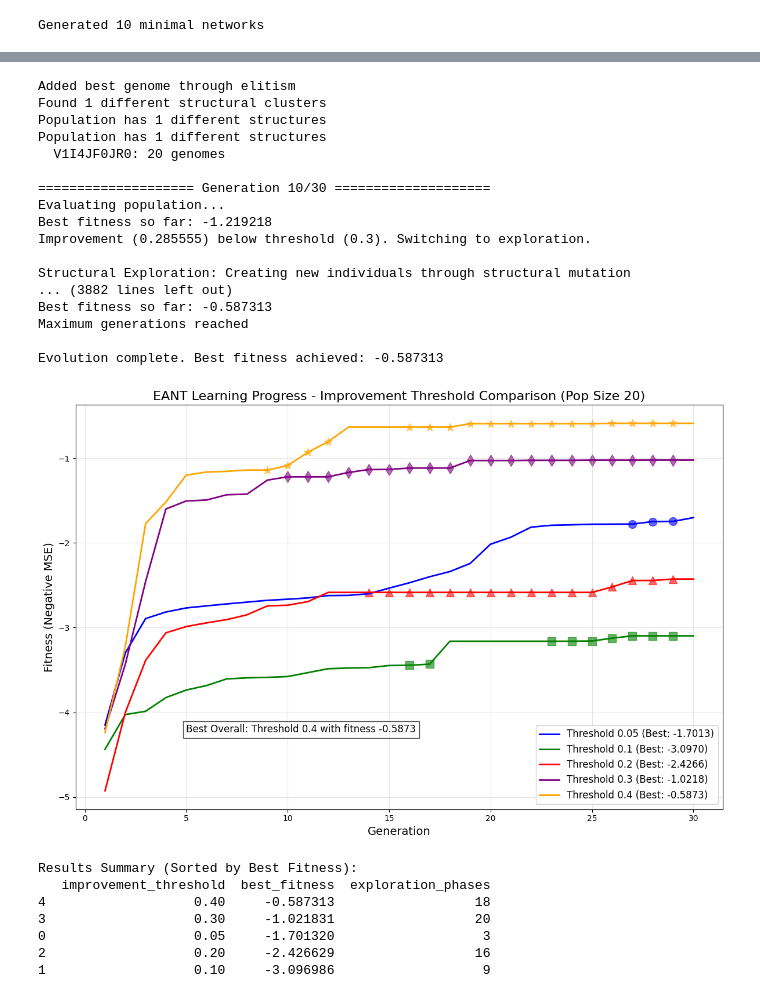
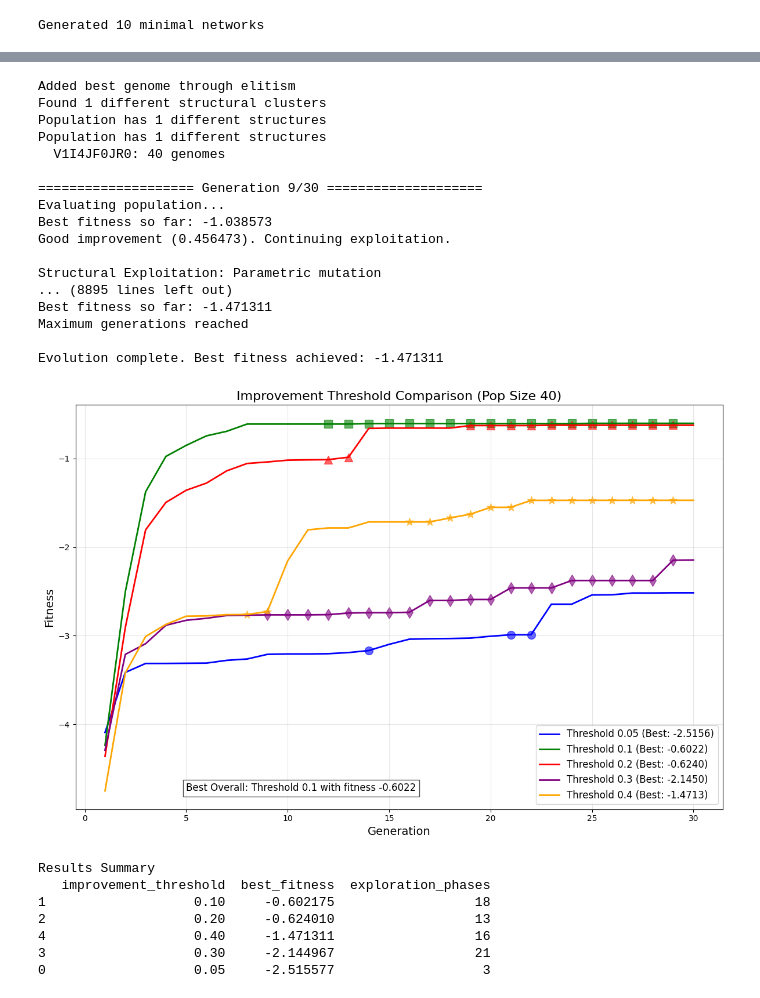
Before and after one commit to AiluriNarmadaReddy/EANT, a Jupyter notebook: main1.ipynb, the cells around one changed output, grey strips where cells are left out. Saved outputs shown, nothing was run; the diff lists cells and outputs as text; code cells hidden in the pictures.

```diff
--- a/main1.ipynb
+++ b/main1.ipynb
@@ -265,13 +282,14 @@ for i, pop_size in enumerate(pop_sizes):
     # Store result for comparison
     results.append({
         'population_size': pop_size,
-        'best_fitness': eant.best_fitness
+        'best_fitness': eant.best_fitness,
+        'best_genome':eant.best_genome
     })
 
 # Add labels and title
 plt.xlabel('Generation', fontsize=14)
 plt.ylabel('Fitness (Negative MSE)', fontsize=14)
-plt.title('EANT Learning Progress - Population Size Comparison', fontsize=16)
+plt.title('Population Size Comparison', fontsize=16)
 plt.grid(True, alpha=0.3)
 
 # Add legend
@@ -292,6 +310,9 @@ import pandas as pd
 results_df = pd.DataFrame(results)
 results_df = results_df.sort_values('best_fitness', ascending=False)
 print(results_df)
+for i in results_df['best_genome']:
+    #print(results_df[])
+    print(best_genome)
 # %% [output]
 Generated 10 minimal networks
 
@@ -442,9 +474,9 @@ results = []
 threshold_values = [0.05, 0.1, 0.2, 0.3, 0.4]
 
 for i, threshold in enumerate(threshold_values):
-    # Create EANT with fixed population size 20
-    eant = EANT(population_size=20, input_count=len(X[0]), output_count=1)
-    eant.improvement_threshold = threshold  # <-- This is what we're varying
+    # Create EANT with fixed population size 40
+    eant = EANT(population_size=40, input_count=len(X[0]), output_count=1)
+    eant.improvement_threshold = threshold
     # Run evolution
     eant.evolve(X, y, 30)
 
@@ -467,7 +499,7 @@ for i, threshold in enumerate(threshold_values):
 
         if exploration_gens:
             plt.scatter(exploration_gens, [fitness_history[j-1] for j in exploration_gens],
-                       color=colors[i], marker=markers[i], s=100, alpha=0.6)
+            color=colors[i], marker=markers[i], s=100, alpha=0.6)
 
     # Store result for comparison
     results.append({
@@ -478,8 +510,8 @@ for i, threshold in enumerate(threshold_values):
 
 # Add labels and title
 plt.xlabel('Generation', fontsize=14)
-plt.ylabel('Fitness (Negative MSE)', fontsize=14)
-plt.title('EANT Learning Progress - Improvement Threshold Comparison (Pop Size 20)', fontsize=16)
+plt.ylabel('Fitness', fontsize=14)
+plt.title('Improvement Threshold Comparison (Pop Size 40)', fontsize=16)
 plt.grid(True, alpha=0.3)
 
 # Add legend
@@ -488,32 +520,17 @@ plt.legend(fontsize=12, loc='lower right')
 # Add annotations for best fitness
 best_result = max(results, key=lambda x: x['best_fitness'])
 plt.text(5, max([min(h) for h in [eant.fitness_history for _ in threshold_values]]),
-         f"Best Overall: Threshold {best_result['improvement_threshold']} with fitness {best_result['best_fitness']:.4f}",
-         fontsize=12, bbox=dict(facecolor='white', alpha=0.7))
+        f"Best Overall: Threshold {best_result['improvement_threshold']} with fitness {best_result['best_fitness']:.4f}",
+        fontsize=12, bbox=dict(facecolor='white', alpha=0.7))
 
 # Show plot
 plt.tight_layout()
-plt.savefig('threshold_comparison.png', dpi=300)
+#plt.savefig('threshold_comparison.png', dpi=300)
 plt.show()
 
 # Print results summary
 results_df = pd.DataFrame(results)
 results_df = results_df.sort_values('best_fitness', ascending=False)
-print("Results Summary (Sorted by Best Fitness):")
+print("Results Summary")
 print(results_df)
-
-# Create a bar chart to compare results
-plt.figure(figsize=(10, 6))
-plt.bar(
-    [str(t) for t in results_df['improvement_threshold']],
-    results_df['best_fitness'],
-    color='skyblue'
-)
-plt.xlabel('Improvement Threshold', fontsize=12)
-plt.ylabel('Best Fitness (Negative MSE)', fontsize=12)
-plt.title('Best Fitness by Improvement Threshold (Population Size 20)', fontsize=14)
-plt.grid(axis='y', alpha=0.3)
-plt.tight_layout()
-plt.savefig('threshold_bar_comparison.png', dpi=300)
-plt.show()
 # %% [output]
@@ -535,27 +552,27 @@ Good improvement (0.340485). Continuing exploitation.
 
 Structural Exploitation: Parametric mutation
 Added best genome through elitism
 Found 1 different structural clusters
 Population has 1 different structures
 Population has 1 different structures
-  V1I4JF0JR0: 20 genomes
+  V1I4JF0JR0: 40 genomes
 
-==================== Generation 10/30 ====================
+==================== Generation 9/30 ====================
 Evaluating population...
-Best fitness so far: -1.219218
-Improvement (0.285555) below threshold (0.3). Switching to exploration.
+Best fitness so far: -1.038573
+Good improvement (0.456473). Continuing exploitation.
 
-Structural Exploration: Creating new individuals through structural mutation
-... (3882 lines left out)
-Best fitness so far: -0.587313
+Structural Exploitation: Parametric mutation
+... (8895 lines left out)
+Best fitness so far: -1.471311
 Maximum generations reached
 
-Evolution complete. Best fitness achieved: -0.587313
+Evolution complete. Best fitness achieved: -1.471311
-[figure, old version]
+[figure, new version]
-Results Summary (Sorted by Best Fitness):
+Results Summary
    improvement_threshold  best_fitness  exploration_phases
-4                   0.40     -0.587313                  18
-3                   0.30     -1.021831                  20
-0                   0.05     -1.701320                   3
-2                   0.20     -2.426629                  16
-1                   0.10     -3.096986                   9
+1                   0.10     -0.602175                  18
+2                   0.20     -0.624010                  13
+4                   0.40     -1.471311                  16
+3                   0.30     -2.144967                  21
+0                   0.05     -2.515577                   3
```
Also changed, not shown: parts of 12 cells of this notebook.
